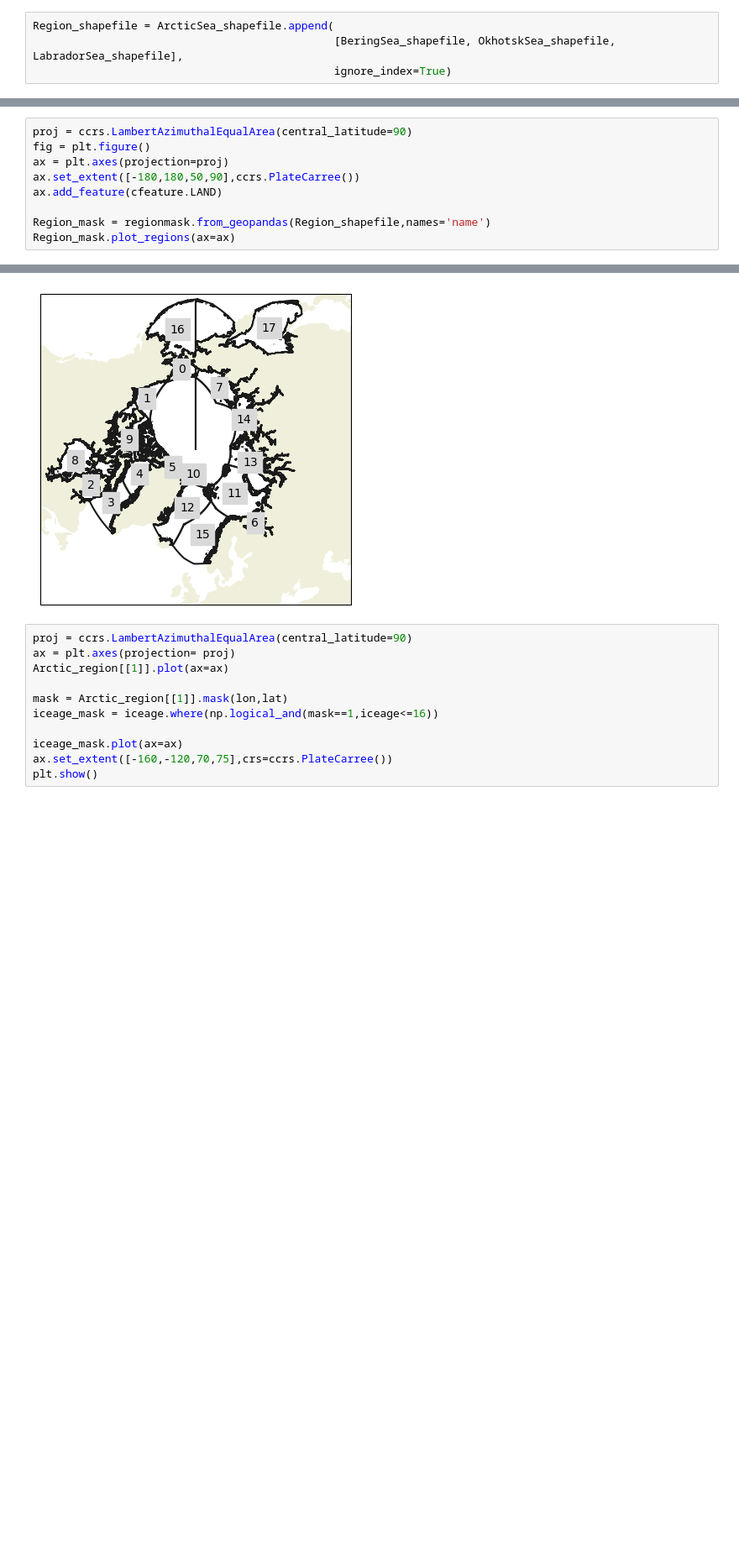
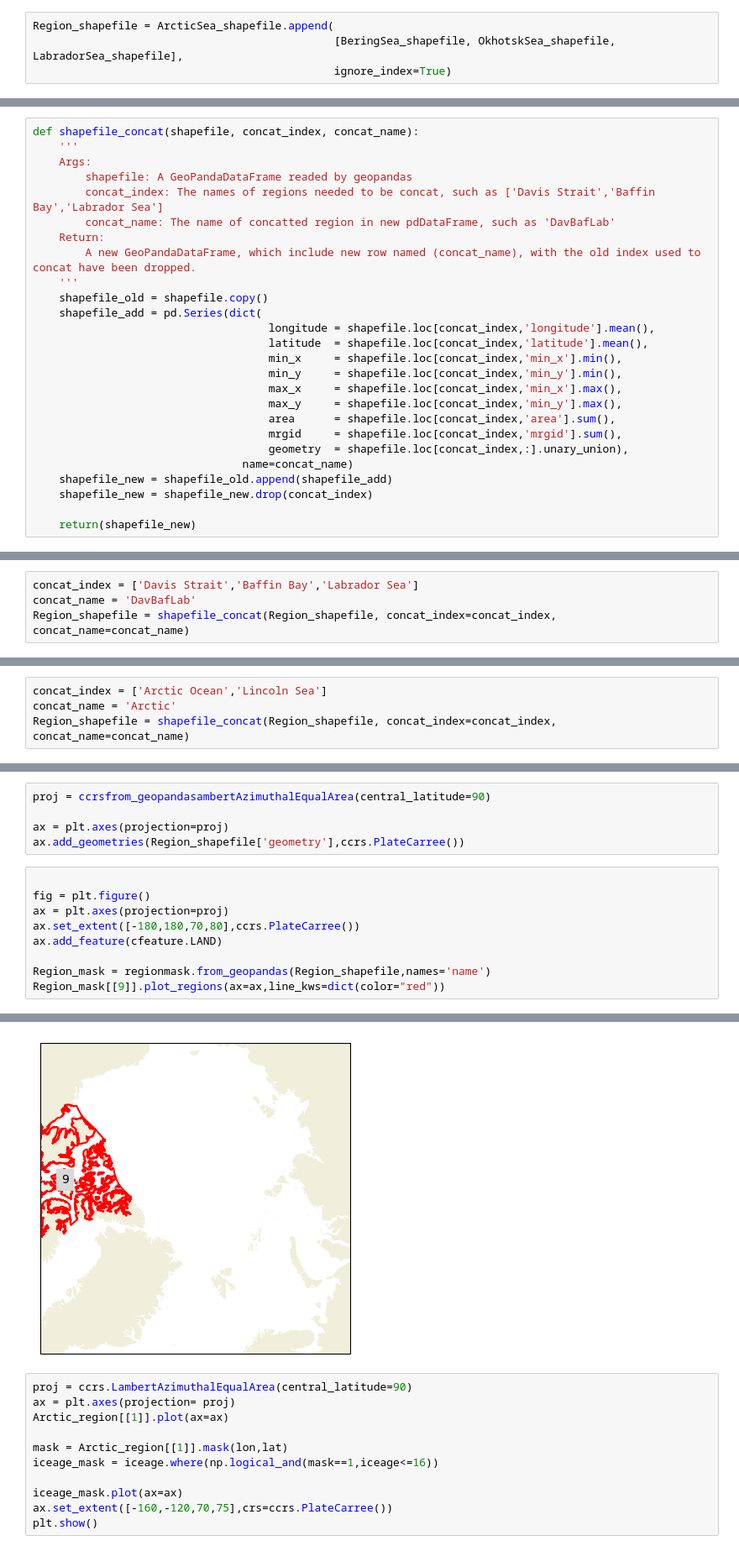
Before and after one commit to shanqi1998/ArcticZone, a Jupyter notebook: test.ipynb, the cells around one changed output, grey strips where cells are left out. Shown at 84% size. Drawn from its saved outputs; the diff is of its cells as text; blank space fills up the shorter version.

Commit message:
concat the shapefile

```diff
--- a/test.ipynb
+++ b/test.ipynb
@@ -53,0 +49,26 @@ Name: name, dtype: object
+# %%
+def shapefile_concat(shapefile, concat_index, concat_name):
+    '''
+    Args:
+        shapefile: A GeoPandaDataFrame readed by geopandas
+        concat_index: The names of regions needed to be concat, such as ['Davis Strait','Baffin Bay','Labrador Sea']
+        concat_name: The name of concatted region in new pdDataFrame, such as 'DavBafLab'
+    Return:
+        A new GeoPandaDataFrame, which include new row named (concat_name), with the old index used to concat have been dropped.
+    '''
+    shapefile_old = shapefile.copy()
+    shapefile_add = pd.Series(dict(
+                                    longitude = shapefile.loc[concat_index,'longitude'].mean(),
+                                    latitude  = shapefile.loc[concat_index,'latitude'].mean(),
+                                    min_x     = shapefile.loc[concat_index,'min_x'].min(),
+                                    min_y     = shapefile.loc[concat_index,'min_y'].min(),
+                                    max_x     = shapefile.loc[concat_index,'min_x'].max(),
+                                    max_y     = shapefile.loc[concat_index,'min_y'].max(),
+                                    area      = shapefile.loc[concat_index,'area'].sum(),
+                                    mrgid     = shapefile.loc[concat_index,'mrgid'].sum(),
+                                    geometry  = shapefile.loc[concat_index,:].unary_union),
+                                name=concat_name)
+    shapefile_new = shapefile_old.append(shapefile_add)
+    shapefile_new = shapefile_new.drop(concat_index)
+
+    return(shapefile_new)
@@ -53,0 +83,4 @@ Name: name, dtype: object
+# %%
+concat_index = ['Davis Strait','Baffin Bay','Labrador Sea']
+concat_name = 'DavBafLab'
+Region_shapefile = shapefile_concat(Region_shapefile, concat_index=concat_index, concat_name=concat_name)
@@ -53,0 +94,4 @@ Name: name, dtype: object
+# %%
+concat_index = ['Arctic Ocean','Lincoln Sea']
+concat_name = 'Arctic'
+Region_shapefile = shapefile_concat(Region_shapefile, concat_index=concat_index, concat_name=concat_name)
@@ -54,15 +115,20 @@ Name: name, dtype: object
+# %%
+proj = ccrsfrom_geopandasambertAzimuthalEqualArea(central_latitude=90)
+
+ax = plt.axes(projection=proj)
+ax.add_geometries(Region_shapefile['geometry'],ccrs.PlateCarree())
 # %%
-proj = ccrs.LambertAzimuthalEqualArea(central_latitude=90)
+
 fig = plt.figure()
 ax = plt.axes(projection=proj)
-ax.set_extent([-180,180,50,90],ccrs.PlateCarree())
+ax.set_extent([-180,180,70,80],ccrs.PlateCarree())
 ax.add_feature(cfeature.LAND)
 
 Region_mask = regionmask.from_geopandas(Region_shapefile,names='name')
-Region_mask.plot_regions(ax=ax)
+Region_mask[[9]].plot_regions(ax=ax,line_kws=dict(color="red"))
 # %% [output]
 <GeoAxesSubplot: >
-[figure, old version]
+[figure, new version]
 # %%
 proj = ccrs.LambertAzimuthalEqualArea(central_latitude=90)
 ax = plt.axes(projection= proj)
```
Also changed, not shown: parts of 10 cells of this notebook.
